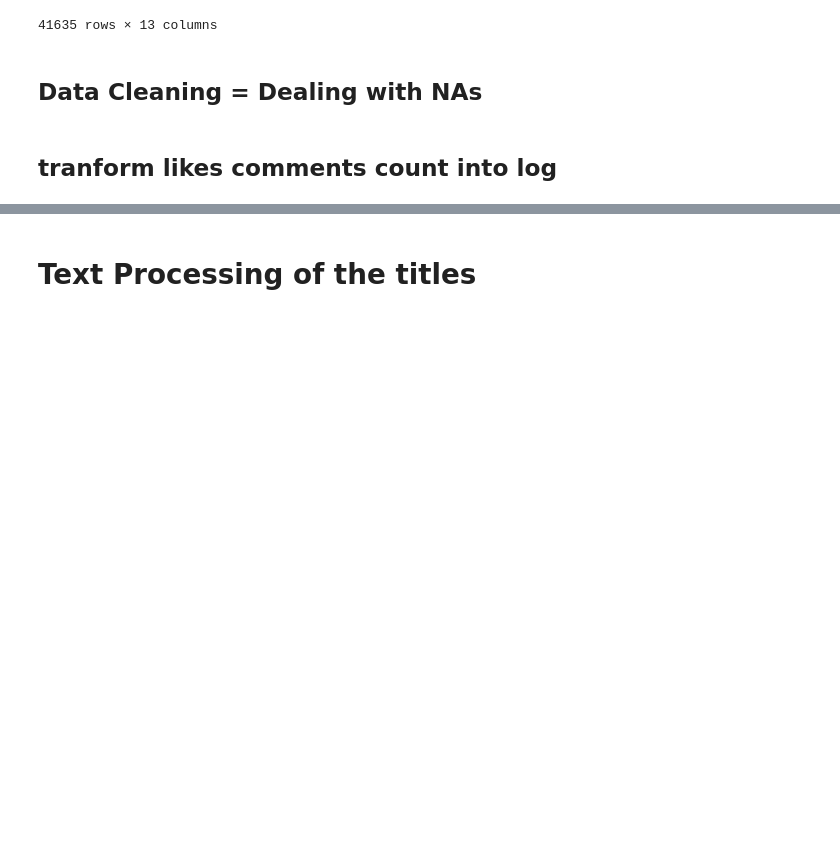
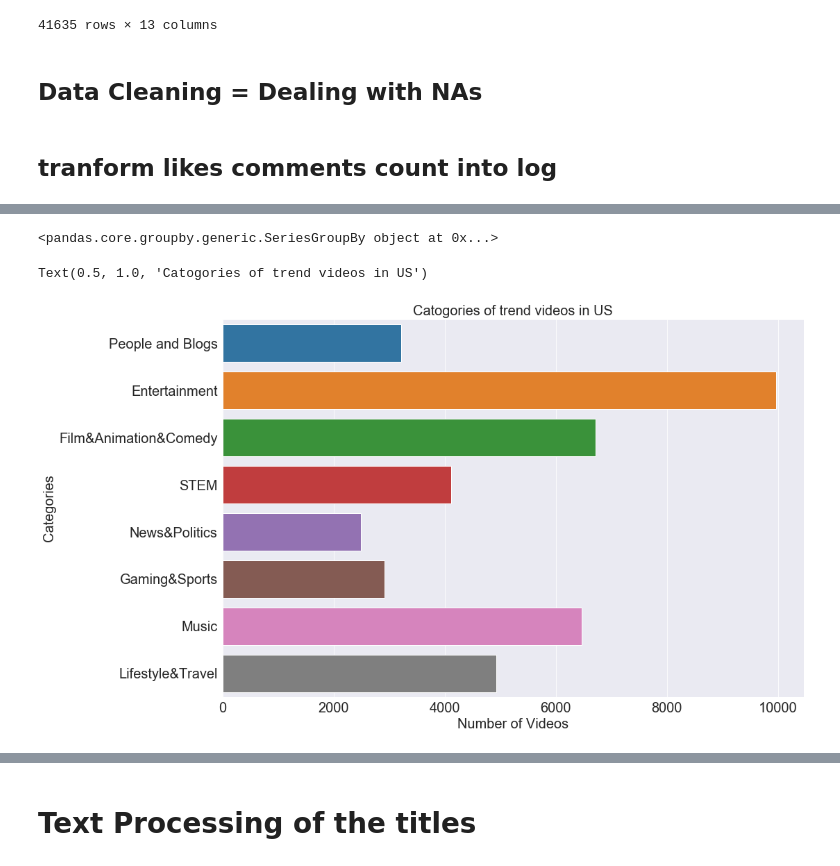
Before and after one commit to rockinhumingbird/Mod5, a Jupyter notebook: EDA and feature engineering of the title.ipynb, the cells around one changed output, grey strips where cells are left out. Saved outputs shown, nothing was run; the diff lists cells and outputs as text; code cells hidden in the pictures; blank space fills up the shorter version.

```diff
--- a/EDA and feature engineering of the title.ipynb
+++ b/EDA and feature engineering of the title.ipynb
@@ -187,0 +244,16 @@ plt.show()
+# %%
+df.groupby(['channel_title'])['likes_log'].agg()
+# %% [output]
+<pandas.core.groupby.generic.SeriesGroupBy object at 0x...>
+# %%
+cat_df_us = dropped['category_name'].value_counts().reset_index()
+plt.figure(figsize=(15,10))
+ax = sns.countplot(y=df['category_name'], data=dropped,orient='v')
+plt.xticks(size =20)
+plt.yticks(size = 20)
+plt.xlabel("Number of Videos",fontsize =20)
+plt.ylabel("Categories",fontsize =20)
+plt.title("Catogories of trend videos in US",fontsize =20)
+# %% [output]
+Text(0.5, 1.0, 'Catogories of trend videos in US')
+[figure, added]
```
Also changed, not shown: parts of 57 cells of this notebook, 11 other files.
